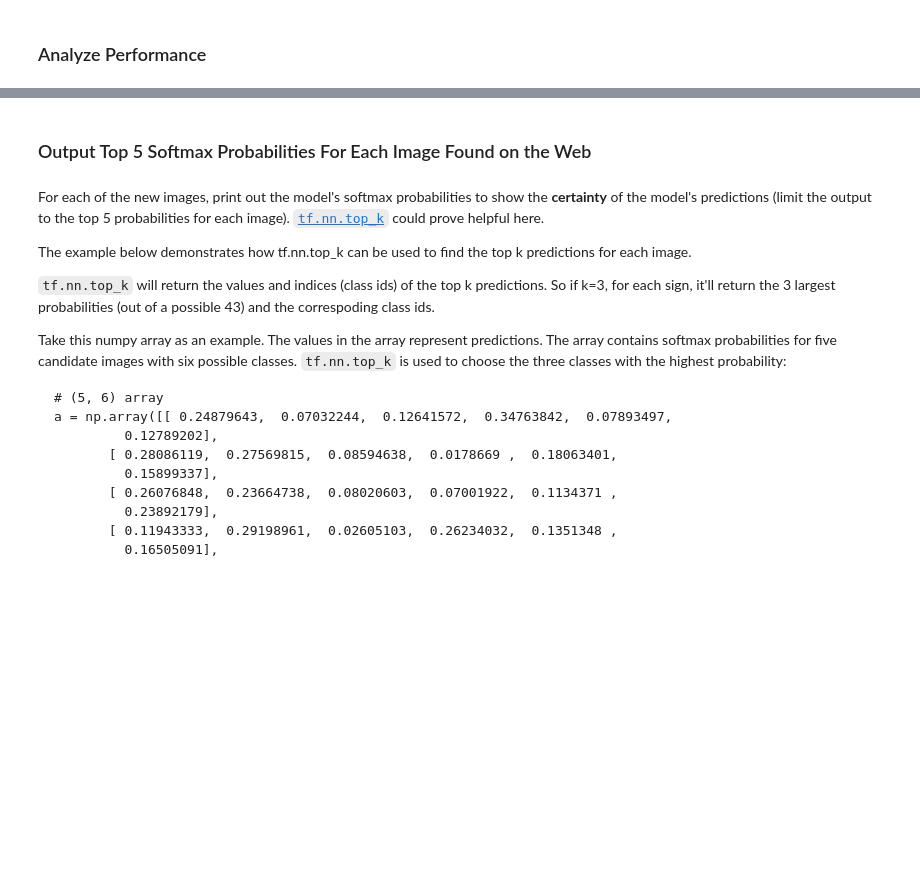
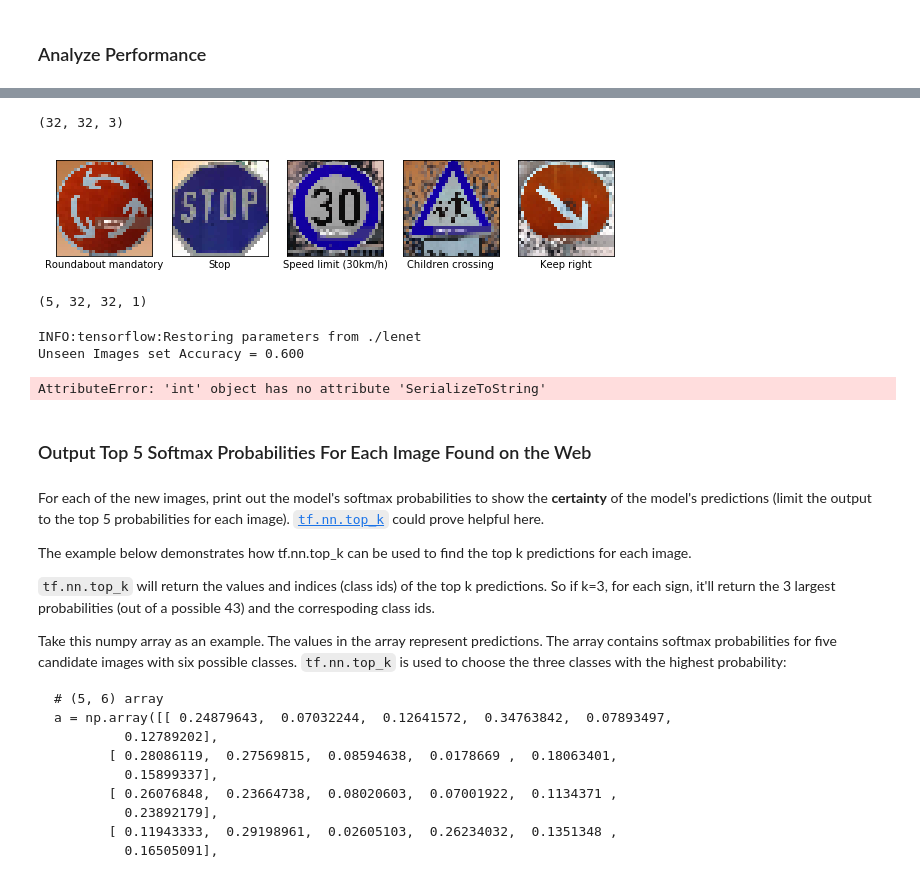
Before and after one commit to SitaramRyali/SDCND_Tensorflow, a Jupyter notebook: CarND-Traffic-Sign-Classifier-Project/Traffic_Sign_Classifier.ipynb, the cells around one changed output, grey strips where cells are left out. Saved outputs shown, nothing was run; the diff lists cells and outputs as text; code cells hidden in the pictures; blank space fills up the shorter version.

```diff
--- a/CarND-Traffic-Sign-Classifier-Project/Traffic_Sign_Classifier.ipynb
+++ b/CarND-Traffic-Sign-Classifier-Project/Traffic_Sign_Classifier.ipynb
@@ -472,6 +512,52 @@ You may find `signnames.csv` useful as it contains mappings from the class id (i
+# %%
+#read in the images and convert them to an array
+unseen_arr = []
+for each in unseen_data:
+    im = cv2.imread(each)
+    im = cv2.resize(im, (32,32))
+    unseen_arr.append(im)
+#define the label data
+unseen_im_labels = [40,14,1,28,38]
+# %%
+print(unseen_arr[1].shape)
+### Load the images and plot them here.
+plt.figure(figsize=(10,10))
+for i in range(5):
+    plt.subplot(1,5,i+1)
+    plt.xticks([])
+    plt.yticks([])
+    #print(i+100)
+    plt.imshow(unseen_arr[i], cmap=plt.cm.binary)
+    plt.xlabel(class_labels(unseen_im_labels[i]))
+plt.show()
+# %% [output]
+(32, 32, 3)
+[figure, added]
+# %%
+#convert to gray
+#converting the validation set of images to gray scale
+unseen_arr_gray = rgb2gray(unseen_arr)
+unseen_arr_gray = normalize_grayscale_image(unseen_arr_gray)
+unseen_arr_gray = unseen_arr_gray.reshape(-1,32,32,1)
+unseen_arr_gray.shape
+# %% [output]
+(5, 32, 32, 1)
 # %%
 ### Calculate the accuracy for these 5 new images.
 ### For example, if the model predicted 1 out of 5 signs correctly, it's 20% accurate on these new images.
+
+with tf.Session() as sess:
+    saver.restore(sess, tf.train.latest_checkpoint('.'))
+
+    test_accuracy = evaluate(unseen_arr_gray, unseen_im_labels)
+    print("Unseen Images set Accuracy = {:.3f}".format(test_accuracy))
+# %% [output]
+INFO:tensorflow:Restoring parameters from ./lenet
+Unseen Images set Accuracy = 0.600
+# %%
+sess.run(cross_entropy,unseen_arr_gray[1],unseen_im_labels[1])
+# %% [output]
+AttributeError: 'int' object has no attribute 'SerializeToString'
 # %% [markdown]
 ### Output Top 5 Softmax Probabilities For Each Image Found on the Web
 # %% [markdown]
```
Also changed, not shown: parts of 14 cells of this notebook.
